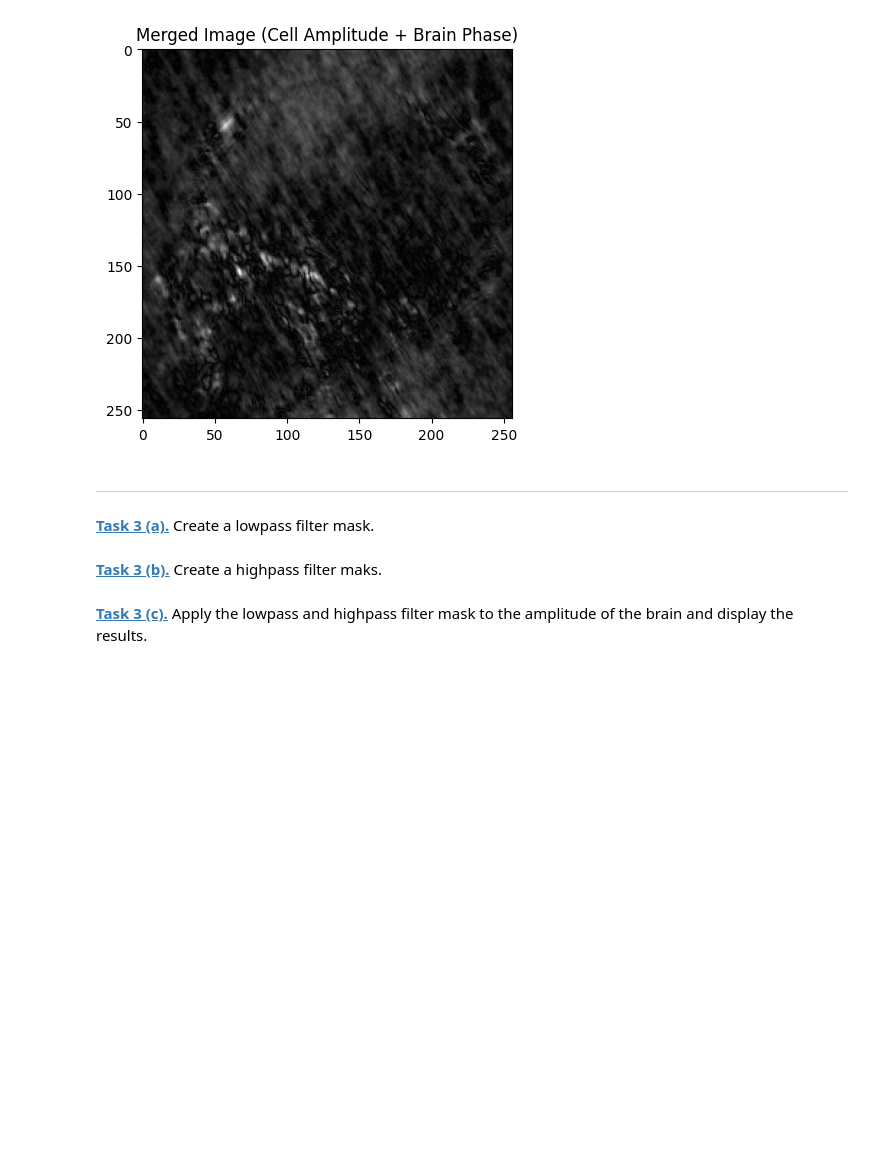
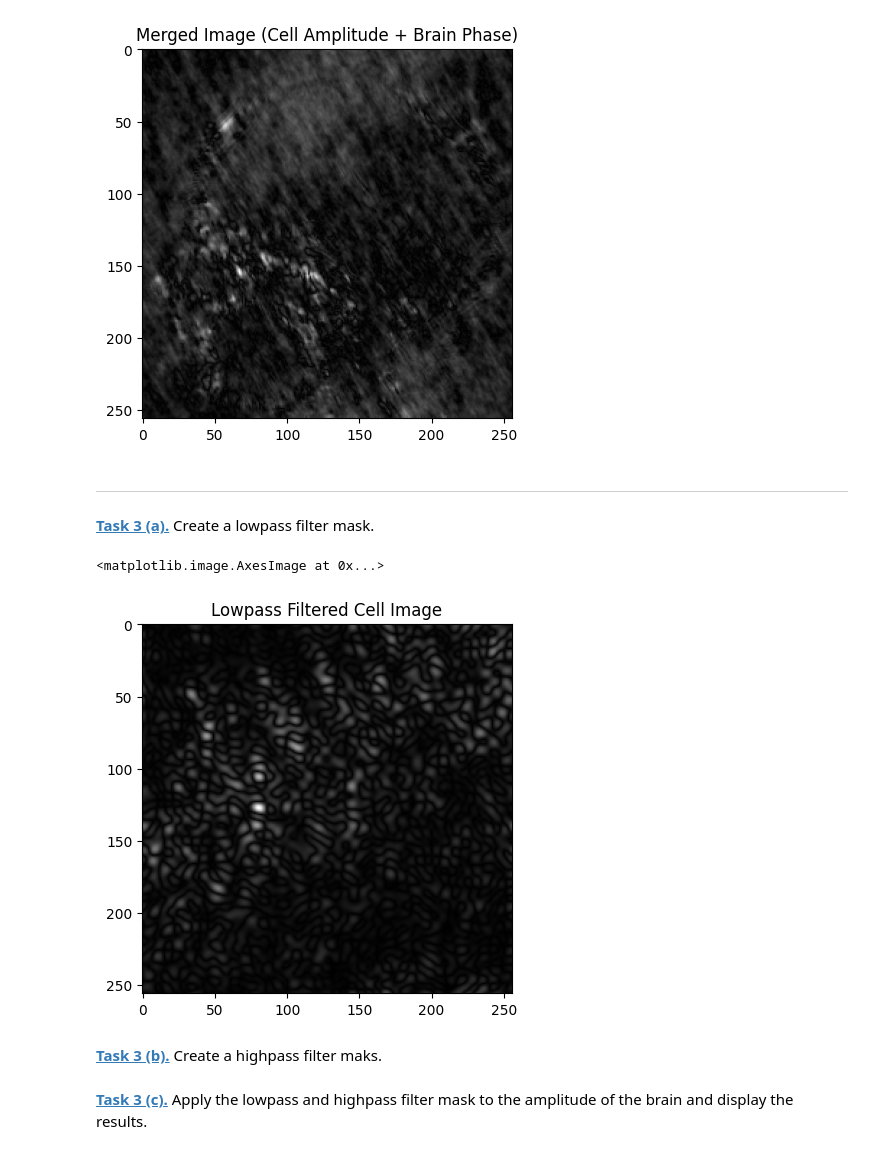
Before and after one commit to DavidDulkies31/mobi-fs5-python, a Jupyter notebook: fourier.ipynb, the cells around one changed output. Cells and saved outputs as stored; diff of their text form; code cells hidden in the pictures; blank space fills up the shorter version.

```diff
--- a/fourier.ipynb
+++ b/fourier.ipynb
@@ -124,6 +120,20 @@ plt.imshow(np.abs(merged_img2), cmap='gray')
 **[Task 3 (a).]()** Create a lowpass filter mask.
 # %%
 filter_window_size = 50
+# %%
+#create a lowpass filter mask
+rows, cols = cell_img.shape
+crow, ccol = rows // 2 , cols // 2
+lowpass_mask = np.zeros((rows, cols), np.uint8)
+lowpass_mask[crow - filter_window_size // 2:crow + filter_window_size //
+2, ccol - filter_window_size // 2:ccol + filter_window_size // 2] = 1
+filtered_cell_ft = cell_ft * lowpass_mask
+filtered_cell_img = np.fft.ifft2(filtered_cell_ft)
+plt.title('Lowpass Filtered Cell Image')
+plt.imshow(np.abs(filtered_cell_img), cmap='gray')
+# %% [output]
+<matplotlib.image.AxesImage at 0x...>
+[figure, added]
 # %% [markdown]
 **[Task 3 (b).]()** Create a highpass filter maks.
 # %% [markdown]
```
Also changed, not shown: parts of 2 cells of this notebook.
